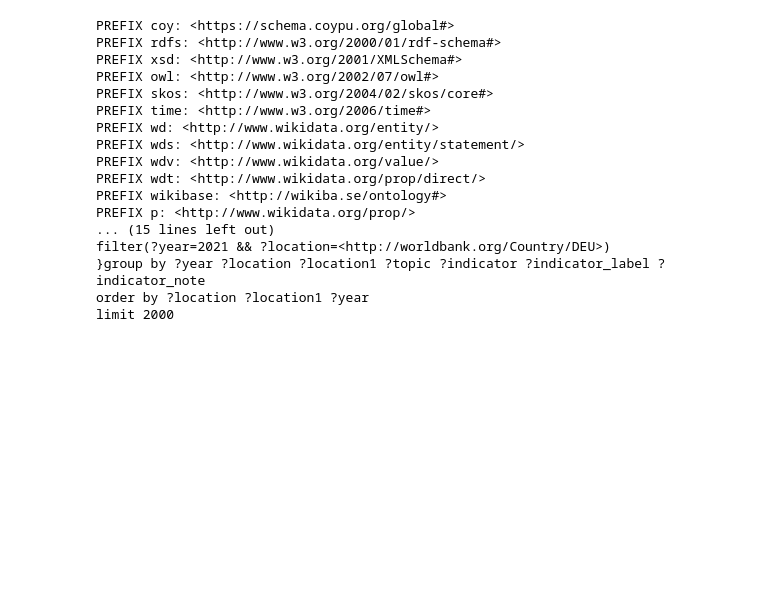
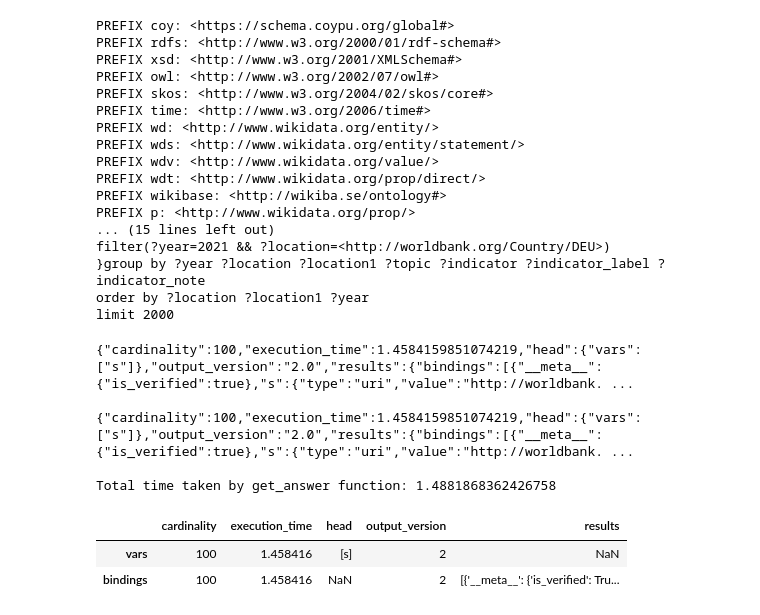
Before and after one commit to SDM-TIB/CoyPu, a Jupyter notebook: python/notebooks/analytics.ipynb, the cells around one changed output. Drawn from its saved outputs; the diff is of its cells as text; code cells hidden in the pictures; blank space fills up the shorter version.

```diff
--- a/python/notebooks/analytics.ipynb
+++ b/python/notebooks/analytics.ipynb
@@ -76,3 +76,14 @@ filter(?year=2021 && ?location=<http://worldbank.org/Country/DEU>)
 }group by ?year ?location ?location1 ?topic ?indicator ?indicator_label ?indicator_note
 order by ?location ?location1 ?year
 limit 2000
+# %%
+fdquery.get_answer("PREFIX wb: <http://worldbank.org/> \n\n SELECT ?s WHERE { ?s a wb:AnnualIndicatorEntry} \n\n LIMIT 100")
+# %% [output]
+{"cardinality":100,"execution_time":1.4584159851074219,"head":{"vars":["s"]},"output_version":"2.0","results":{"bindings":[{"__meta__":{"is_verified":true},"s":{"type":"uri","value":"http://worldbank. ...
+
+{"cardinality":100,"execution_time":1.4584159851074219,"head":{"vars":["s"]},"output_version":"2.0","results":{"bindings":[{"__meta__":{"is_verified":true},"s":{"type":"uri","value":"http://worldbank. ...
+
+Total time taken by get_answer function: 1.4881868362426758
+|  | cardinality | execution_time | head | output_version | results |
+| vars | 100 | 1.458416 | [s] | 2 | NaN |
+| bindings | 100 | 1.458416 | NaN | 2 | [{'__meta__': {'is_verified': Tru... |
```
Also changed, not shown: parts of 3 cells of this notebook, 2 other files.
